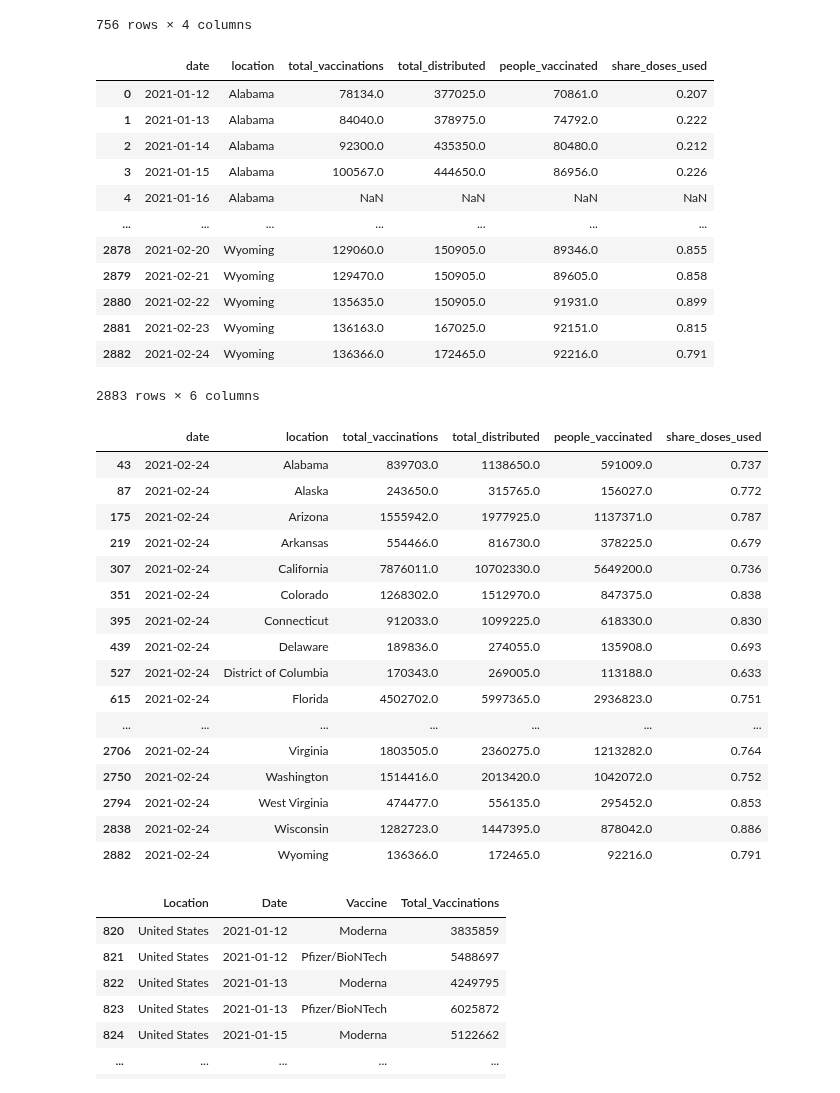
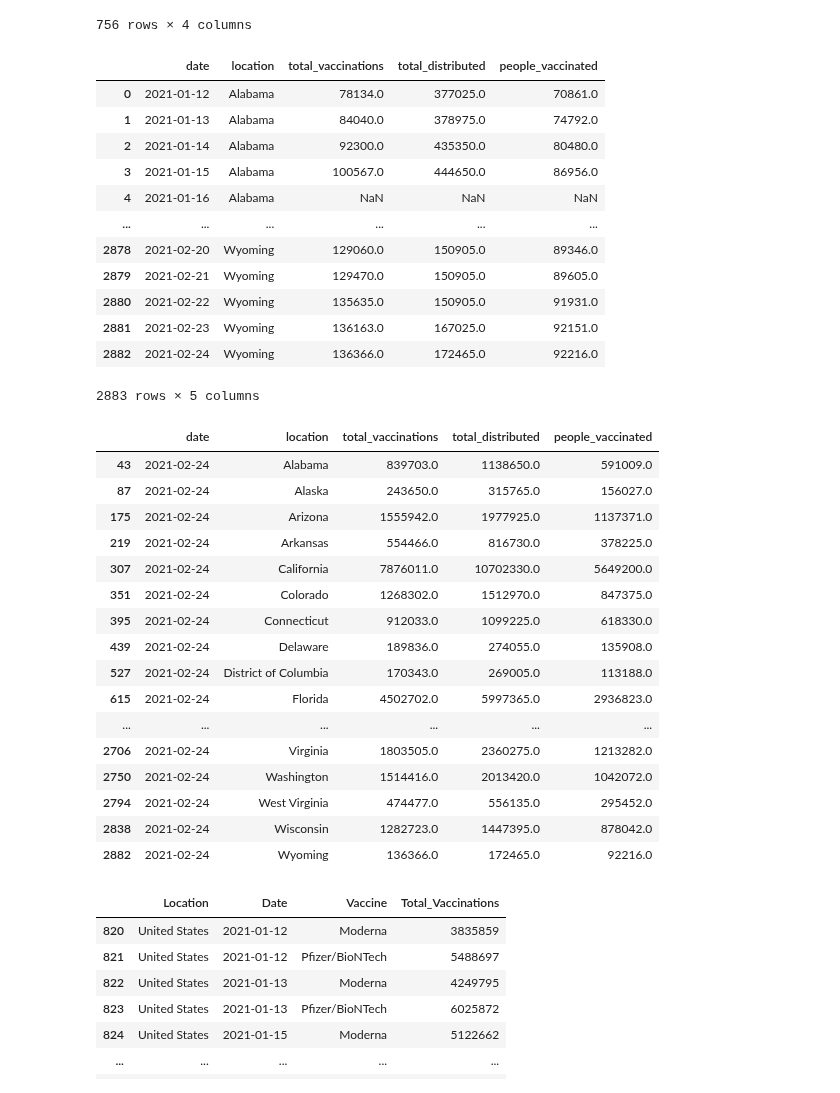
Before and after one commit to tduron3/I_Have_No_Clue, a Jupyter notebook: Project_1.ipynb, the cells around one changed output. Cells and saved outputs as stored; diff of their text form; code cells hidden in the pictures.

```diff
--- a/Project_1.ipynb
+++ b/Project_1.ipynb
@@ -1100,48 +1100,48 @@ df_vac_pf.rename(columns={'jurisdiction':'Jurisdiction','total_pfizer_allocation
 # %%
 # Import Current Data for Current Total Vaccinations Administered per State
 vac_admin_df = pd.read_csv(r'https://raw.githubusercontent.com/owid/covid-19-data/master/public/data/vaccinations/us_state_vaccinations.csv')
 
 # Print
 vac_admin_df
 
 # Selecting Necessary Data
-vac_admin_df = pd.DataFrame(vac_admin_df, columns=['date','location','total_vaccinations','total_distributed','people_vaccinated','share_doses_used'])
+vac_admin_df = pd.DataFrame(vac_admin_df, columns=['date','location','total_vaccinations','total_distributed','people_vaccinated'])
 
 # Print
 vac_admin_df
-vac_admin_df.rename(columns = {'date':'Date','location':'Location','total_vaccinations':'Tot_Vaccs','total_distributed':'Tot_Dist','people_vaccinated':'People_Vaccd','share_doses_used':'Percent_Used'})
+vac_admin_df.rename(columns = {'date':'Date','location':'Location','total_vaccinations':'Tot_Vaccs','total_distributed':'Tot_Dist','people_vaccinated':'People_Vaccd'})
 
 display(vac_admin_df)
 vac_totals_df = vac_admin_df.loc[[43,87,175,219,307,351,395,439,527,615,659,747,791,835,923,967,1011,1055,1143,1187,1275,1319,1363,1407,1451,1495,1539,1583,1627,1671,1715,1759,1803,1847,1891,1979,2023,2067,2243,2287,2331,2375,2419,2530,2574,2706,2750,2794,2838,2882]]
 vac_totals_df
 # %% [output]
-|  | date | location | total_vaccinations | total_distributed | people_vaccinated | share_doses_used |
-| 0 | 2021-01-12 | Alabama | 78134.0 | 377025.0 | 70861.0 | 0.207 |
-| 1 | 2021-01-13 | Alabama | 84040.0 | 378975.0 | 74792.0 | 0.222 |
-| 2 | 2021-01-14 | Alabama | 92300.0 | 435350.0 | 80480.0 | 0.212 |
-| 3 | 2021-01-15 | Alabama | 100567.0 | 444650.0 | 86956.0 | 0.226 |
-| 4 | 2021-01-16 | Alabama | NaN | NaN | NaN | NaN |
-| ... | ... | ... | ... | ... | ... | ... |
-| 2878 | 2021-02-20 | Wyoming | 129060.0 | 150905.0 | 89346.0 | 0.855 |
-| 2879 | 2021-02-21 | Wyoming | 129470.0 | 150905.0 | 89605.0 | 0.858 |
-| 2880 | 2021-02-22 | Wyoming | 135635.0 | 150905.0 | 91931.0 | 0.899 |
-| 2881 | 2021-02-23 | Wyoming | 136163.0 | 167025.0 | 92151.0 | 0.815 |
-| 2882 | 2021-02-24 | Wyoming | 136366.0 | 172465.0 | 92216.0 | 0.791 |
+|  | date | location | total_vaccinations | total_distributed | people_vaccinated |
+| 0 | 2021-01-12 | Alabama | 78134.0 | 377025.0 | 70861.0 |
+| 1 | 2021-01-13 | Alabama | 84040.0 | 378975.0 | 74792.0 |
+| 2 | 2021-01-14 | Alabama | 92300.0 | 435350.0 | 80480.0 |
+| 3 | 2021-01-15 | Alabama | 100567.0 | 444650.0 | 86956.0 |
+| 4 | 2021-01-16 | Alabama | NaN | NaN | NaN |
+| ... | ... | ... | ... | ... | ... |
+| 2878 | 2021-02-20 | Wyoming | 129060.0 | 150905.0 | 89346.0 |
+| 2879 | 2021-02-21 | Wyoming | 129470.0 | 150905.0 | 89605.0 |
+| 2880 | 2021-02-22 | Wyoming | 135635.0 | 150905.0 | 91931.0 |
+| 2881 | 2021-02-23 | Wyoming | 136163.0 | 167025.0 | 92151.0 |
+| 2882 | 2021-02-24 | Wyoming | 136366.0 | 172465.0 | 92216.0 |
-2883 rows × 6 columns
+2883 rows × 5 columns
-|  | date | location | total_vaccinations | total_distributed | people_vaccinated | share_doses_used |
-| 43 | 2021-02-24 | Alabama | 839703.0 | 1138650.0 | 591009.0 | 0.737 |
-| 87 | 2021-02-24 | Alaska | 243650.0 | 315765.0 | 156027.0 | 0.772 |
-| 175 | 2021-02-24 | Arizona | 1555942.0 | 1977925.0 | 1137371.0 | 0.787 |
-| 219 | 2021-02-24 | Arkansas | 554466.0 | 816730.0 | 378225.0 | 0.679 |
-| 307 | 2021-02-24 | California | 7876011.0 | 10702330.0 | 5649200.0 | 0.736 |
-| 351 | 2021-02-24 | Colorado | 1268302.0 | 1512970.0 | 847375.0 | 0.838 |
-| 395 | 2021-02-24 | Connecticut | 912033.0 | 1099225.0 | 618330.0 | 0.830 |
-| 439 | 2021-02-24 | Delaware | 189836.0 | 274055.0 | 135908.0 | 0.693 |
-| 527 | 2021-02-24 | District of Columbia | 170343.0 | 269005.0 | 113188.0 | 0.633 |
-| 615 | 2021-02-24 | Florida | 4502702.0 | 5997365.0 | 2936823.0 | 0.751 |
-| ... | ... | ... | ... | ... | ... | ... |
-| 2706 | 2021-02-24 | Virginia | 1803505.0 | 2360275.0 | 1213282.0 | 0.764 |
-| 2750 | 2021-02-24 | Washington | 1514416.0 | 2013420.0 | 1042072.0 | 0.752 |
-| 2794 | 2021-02-24 | West Virginia | 474477.0 | 556135.0 | 295452.0 | 0.853 |
-| 2838 | 2021-02-24 | Wisconsin | 1282723.0 | 1447395.0 | 878042.0 | 0.886 |
-| 2882 | 2021-02-24 | Wyoming | 136366.0 | 172465.0 | 92216.0 | 0.791 |
+|  | date | location | total_vaccinations | total_distributed | people_vaccinated |
+| 43 | 2021-02-24 | Alabama | 839703.0 | 1138650.0 | 591009.0 |
+| 87 | 2021-02-24 | Alaska | 243650.0 | 315765.0 | 156027.0 |
+| 175 | 2021-02-24 | Arizona | 1555942.0 | 1977925.0 | 1137371.0 |
+| 219 | 2021-02-24 | Arkansas | 554466.0 | 816730.0 | 378225.0 |
+| 307 | 2021-02-24 | California | 7876011.0 | 10702330.0 | 5649200.0 |
+| 351 | 2021-02-24 | Colorado | 1268302.0 | 1512970.0 | 847375.0 |
+| 395 | 2021-02-24 | Connecticut | 912033.0 | 1099225.0 | 618330.0 |
+| 439 | 2021-02-24 | Delaware | 189836.0 | 274055.0 | 135908.0 |
+| 527 | 2021-02-24 | District of Columbia | 170343.0 | 269005.0 | 113188.0 |
+| 615 | 2021-02-24 | Florida | 4502702.0 | 5997365.0 | 2936823.0 |
+| ... | ... | ... | ... | ... | ... |
+| 2706 | 2021-02-24 | Virginia | 1803505.0 | 2360275.0 | 1213282.0 |
+| 2750 | 2021-02-24 | Washington | 1514416.0 | 2013420.0 | 1042072.0 |
+| 2794 | 2021-02-24 | West Virginia | 474477.0 | 556135.0 | 295452.0 |
+| 2838 | 2021-02-24 | Wisconsin | 1282723.0 | 1447395.0 | 878042.0 |
+| 2882 | 2021-02-24 | Wyoming | 136366.0 | 172465.0 | 92216.0 |
```
Also changed, not shown: parts of 1 cell of this notebook, 3 other files.
